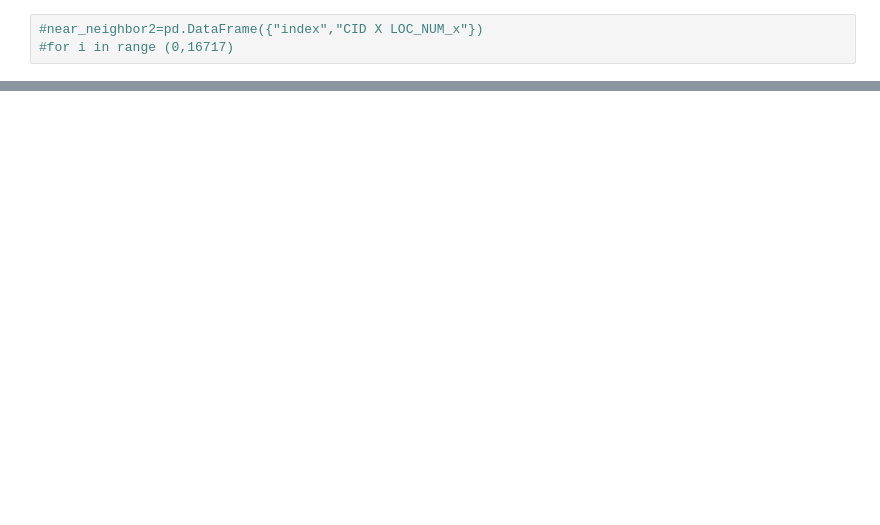
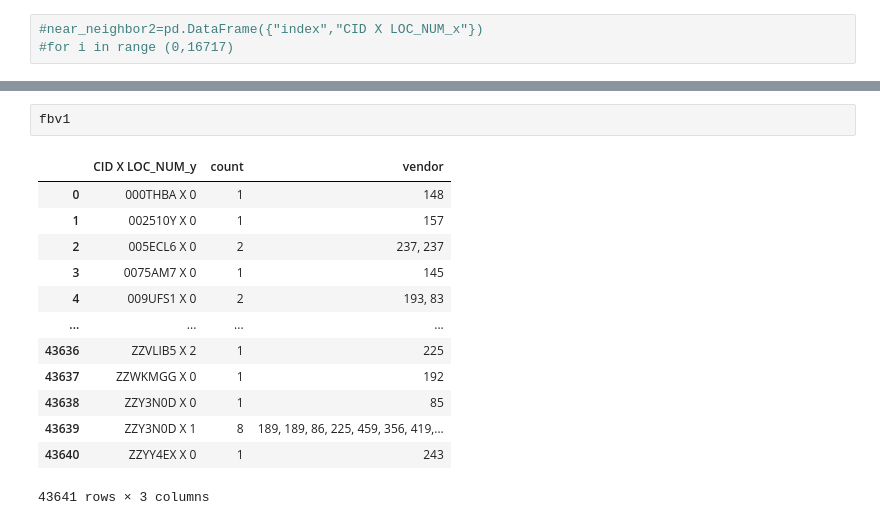
Before and after one commit to ritkumar10/RohanIntern, a Jupyter notebook: Distance_Calculations_v1.1.ipynb, the cells around one changed output, grey strips where cells are left out. Saved outputs shown, nothing was run; the diff lists cells and outputs as text; blank space fills up the shorter version.

```diff
--- a/Distance_Calculations_v1.1.ipynb
+++ b/Distance_Calculations_v1.1.ipynb
@@ -1250 +1142,17 @@ asdfg
+# %%
+fbv1
+# %% [output]
+|  | CID X LOC_NUM_y | count | vendor |
+| 0 | 000THBA X 0 | 1 | 148 |
+| 1 | 002510Y X 0 | 1 | 157 |
+| 2 | 005ECL6 X 0 | 2 | 237, 237 |
+| 3 | 0075AM7 X 0 | 1 | 145 |
+| 4 | 009UFS1 X 0 | 2 | 193, 83 |
+| ... | ... | ... | ... |
+| 43636 | ZZVLIB5 X 2 | 1 | 225 |
+| 43637 | ZZWKMGG X 0 | 1 | 192 |
+| 43638 | ZZY3N0D X 0 | 1 | 85 |
+| 43639 | ZZY3N0D X 1 | 8 | 189, 189, 86, 225, 459, 356, 419,... |
+| 43640 | ZZYY4EX X 0 | 1 | 243 |
+43641 rows × 3 columns
 # %%
```
Also changed, not shown: parts of 32 cells of this notebook.
